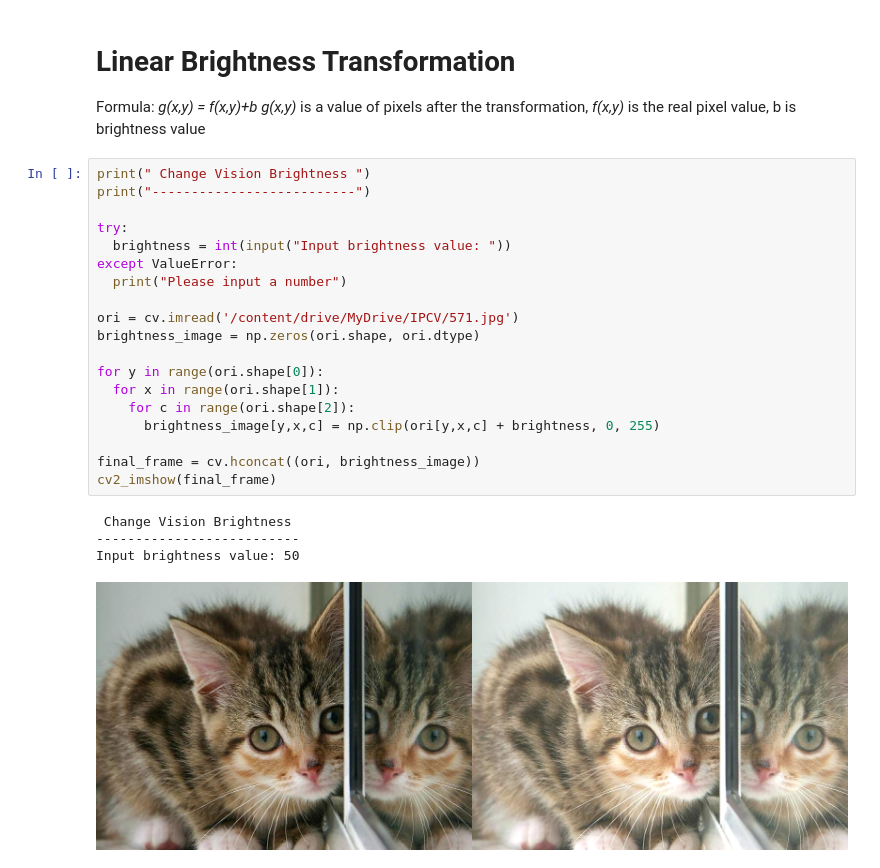
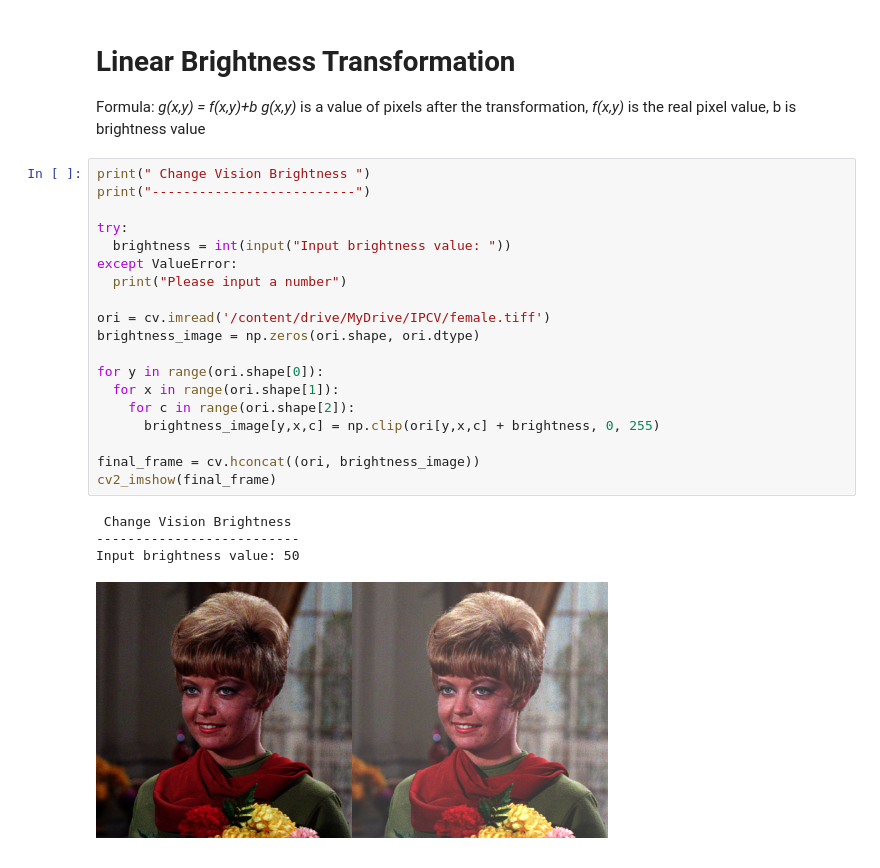
Before and after one commit to AikaMinami/IPCV_2022, a Jupyter notebook: Week3.ipynb, the cells around one changed output. Drawn from its saved outputs; the diff is of its cells as text.

```diff
--- a/Week3.ipynb
+++ b/Week3.ipynb
@@ -20,24 +20,24 @@ Formula: *g(x,y) = f(x,y)+b*
 # %%
 print(" Change Vision Brightness ")
 print("--------------------------")
 
 try:
   brightness = int(input("Input brightness value: "))
 except ValueError:
   print("Please input a number")
 
-ori = cv.imread('/content/drive/MyDrive/IPCV/571.jpg')
+ori = cv.imread('/content/drive/MyDrive/IPCV/female.tiff')
 brightness_image = np.zeros(ori.shape, ori.dtype)
 
 for y in range(ori.shape[0]):
   for x in range(ori.shape[1]):
     for c in range(ori.shape[2]):
       brightness_image[y,x,c] = np.clip(ori[y,x,c] + brightness, 0, 255)
 
 final_frame = cv.hconcat((ori, brightness_image))
 cv2_imshow(final_frame)
 # %% [output]
  Change Vision Brightness
 --------------------------
 Input brightness value: 50
-[figure, old version]
+[figure, new version]
```
Also changed, not shown: parts of 2 cells of this notebook.
